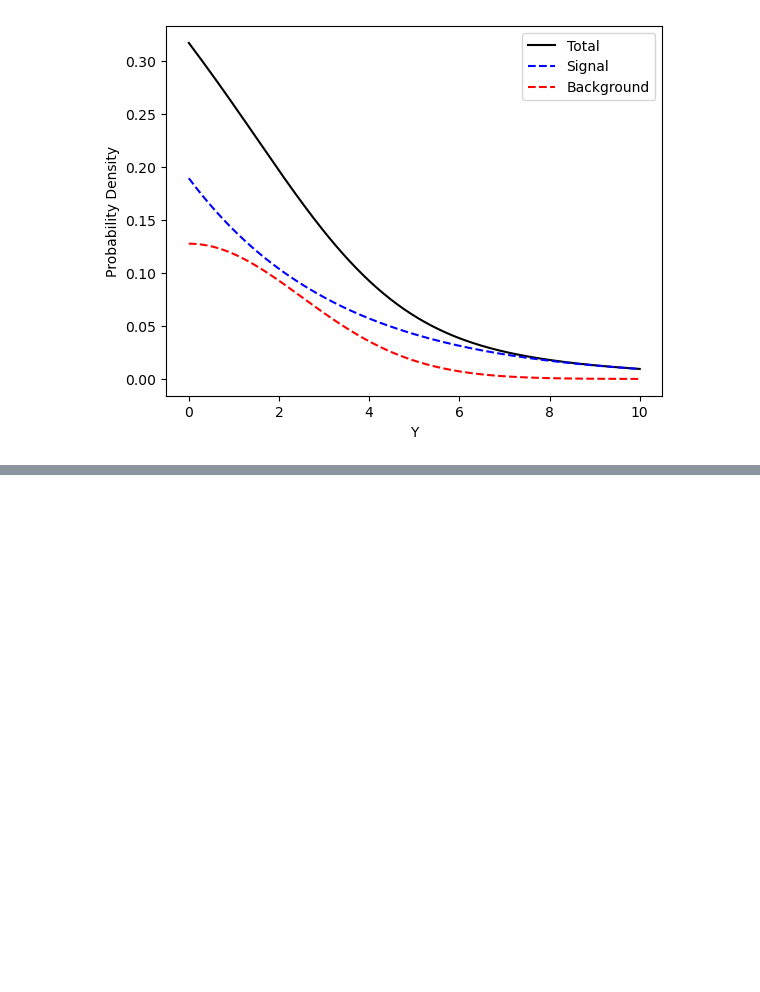
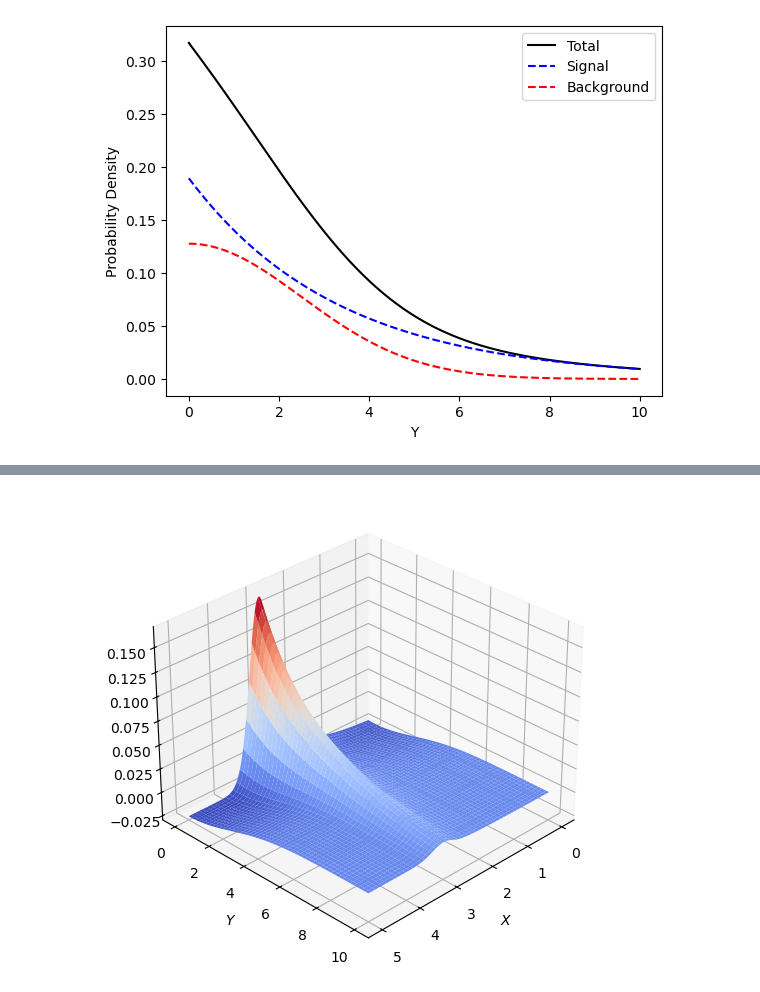
Before and after one commit to elizabethsztan/DIS_S1, a Jupyter notebook: notebook.ipynb, the cells around one changed output, grey strips where cells are left out. Cells and saved outputs as stored; diff of their text form; code cells hidden in the pictures; blank space fills up the shorter version.

```diff
--- a/notebook.ipynb
+++ b/notebook.ipynb
@@ -144,0 +168,9 @@ Plot
+# %%
+fig = plt.figure(figsize=(9,6))
+ax = fig.add_subplot(projection='3d')
+ax.set_xlabel('$X$')
+ax.set_ylabel('$Y$')
+_ = ax.plot_surface(X, Y, joint_pdf(X, Y), cmap='coolwarm' )
+ax.view_init(elev=30, azim=45)
+# %% [output]
+[figure, added]
```
Also changed, not shown: parts of 4 cells of this notebook.
